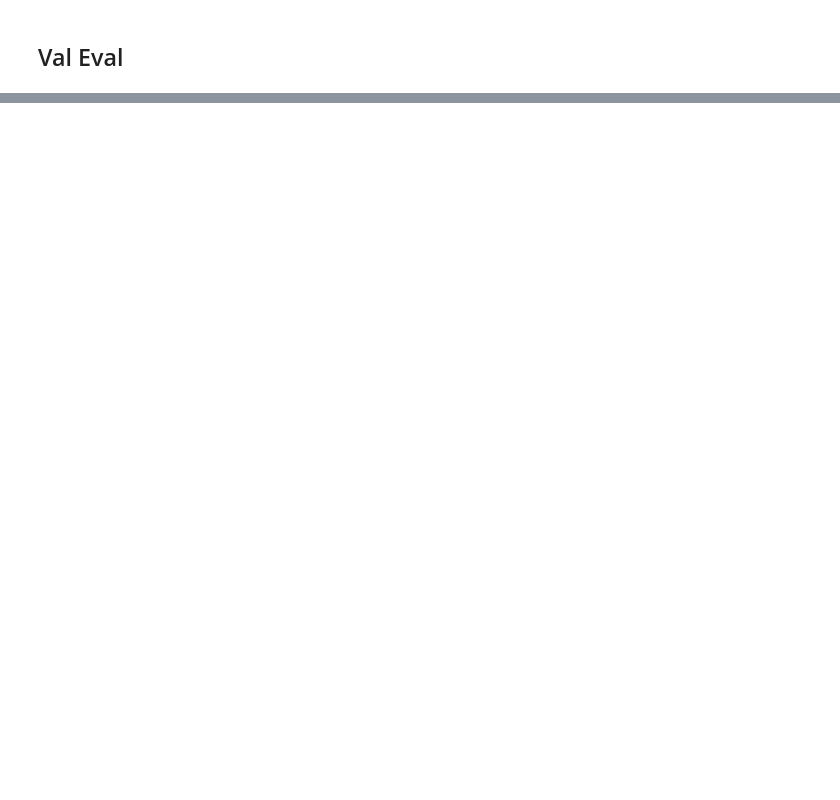
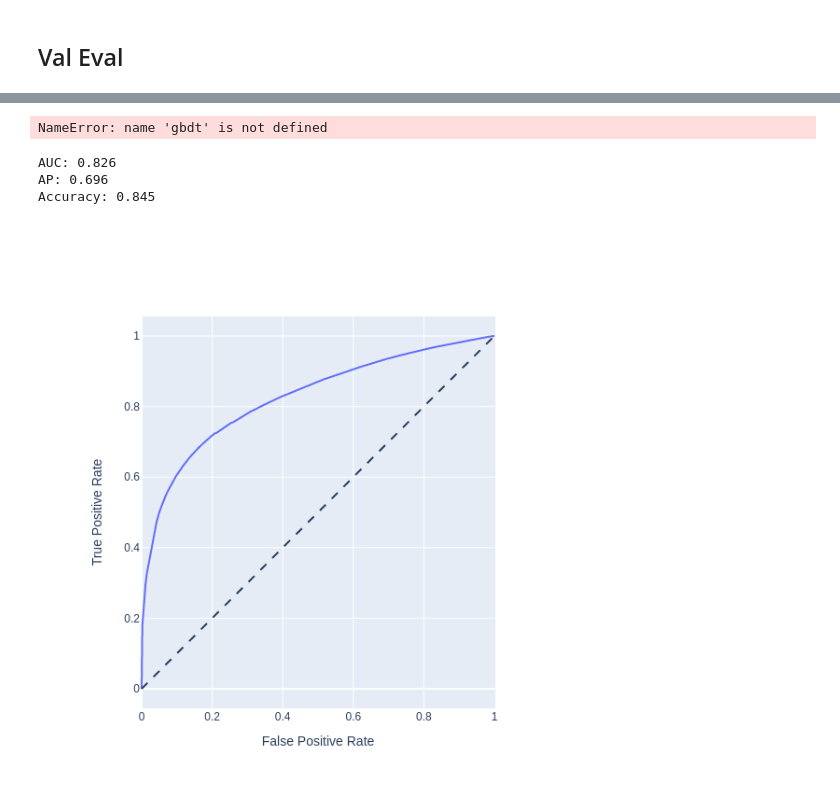
Before and after one commit to snap-stanford/relbench-user-study, a Jupyter notebook: stack_exchange/badges/badges_feature_eng.ipynb, the cells around one changed output, grey strips where cells are left out. Saved outputs shown, nothing was run; the diff lists cells and outputs as text; code cells hidden in the pictures; blank space fills up the shorter version.

```diff
--- a/stack_exchange/badges/badges_feature_eng.ipynb
+++ b/stack_exchange/badges/badges_feature_eng.ipynb
@@ -185,0 +232,38 @@ from sklearn.metrics import roc_curve, average_precision_score, accuracy_score,
+# %%
+pred = gbdt.predict(tf_test=val_tf)
+# %% [output]
+NameError: name 'gbdt' is not defined
+# %%
+auc = gbdt.compute_metric(val_tf.y, pred)
+y_ = val_tf.y.numpy()
+pred_ = pred.numpy()
+ap = average_precision_score(y_, pred_)
+acc = accuracy_score(y_, (pred_ > 0.5))
+
+print(f"AUC: {auc:.3f}")
+print(f"AP: {ap:.3f}")
+print(f"Accuracy: {acc:.3f}")
+# %% [output]
+AUC: 0.826
+AP: 0.696
+Accuracy: 0.845
+# %%
+fig = go.Figure()
+fig.add_shape(
+    type='line', line=dict(dash='dash'),
+    x0=0, x1=1, y0=0, y1=1
+)
+fpr, tpr, thresholds = roc_curve(y_, pred_)
+fig.add_trace(
+    go.Scatter(x=fpr, y=tpr, mode='lines')
+)
+fig.update_layout(
+    xaxis_title='False Positive Rate',
+    yaxis_title='True Positive Rate',
+    yaxis=dict(scaleanchor="x", scaleratio=1),
+    xaxis=dict(constrain='domain'),
+    width=600, height=600
+)
+fig.show(renderer='png')
+# %% [output]
+[figure, added]
```
Also changed, not shown: parts of 19 cells of this notebook, 1 other file.
